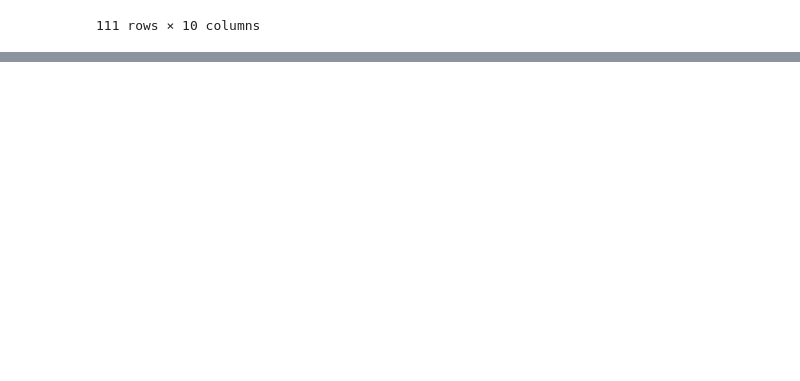
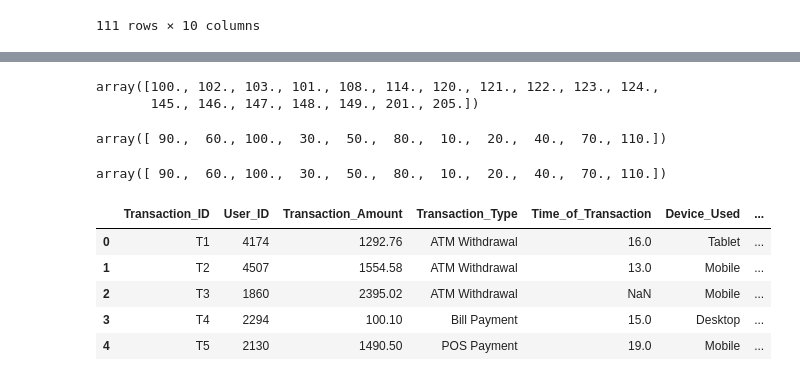
Before and after one commit to Sagarckr/DS-Practice, a Jupyter notebook: day5_data_cleaning.ipynb, the cells around one changed output, grey strips where cells are left out. Cells and saved outputs as stored; diff of their text form; code cells hidden in the pictures; blank space fills up the shorter version.

```diff
--- a/day5_data_cleaning.ipynb
+++ b/day5_data_cleaning.ipynb
@@ -165,0 +259,25 @@ df
+# %%
+df['MANAGER_ID'].unique()
+# %% [output]
+array([100., 102., 103., 101., 108., 114., 120., 121., 122., 123., 124.,
+       145., 146., 147., 148., 149., 201., 205.])
+# %%
+df['DEPARTMENT_ID'].unique()
+# %% [output]
+array([ 90.,  60., 100.,  30.,  50.,  80.,  10.,  20.,  40.,  70., 110.])
+# %%
+df.fillna({'MANAGER_ID': 0}, inplace = True)
+df.fillna({'DEPARTMENT_ID' : 0}, inplace = True)
+df['DEPARTMENT_ID'].unique()
+# %% [output]
+array([ 90.,  60., 100.,  30.,  50.,  80.,  10.,  20.,  40.,  70., 110.])
+# %%
+fraud = pd.read_csv('Dataset/Fraud Detection Dataset.csv')
+fraud.head()
+# %% [output]
+|  | Transaction_ID | User_ID | Transaction_Amount | Transaction_Type | Time_of_Transaction | Device_Used | ... |
+| 0 | T1 | 4174 | 1292.76 | ATM Withdrawal | 16.0 | Tablet | ... |
+| 1 | T2 | 4507 | 1554.58 | ATM Withdrawal | 13.0 | Mobile | ... |
+| 2 | T3 | 1860 | 2395.02 | ATM Withdrawal | NaN | Mobile | ... |
+| 3 | T4 | 2294 | 100.10 | Bill Payment | 15.0 | Desktop | ... |
+| 4 | T5 | 2130 | 1490.50 | POS Payment | 19.0 | Mobile | ... |
```
Also changed, not shown: parts of 19 cells of this notebook.
